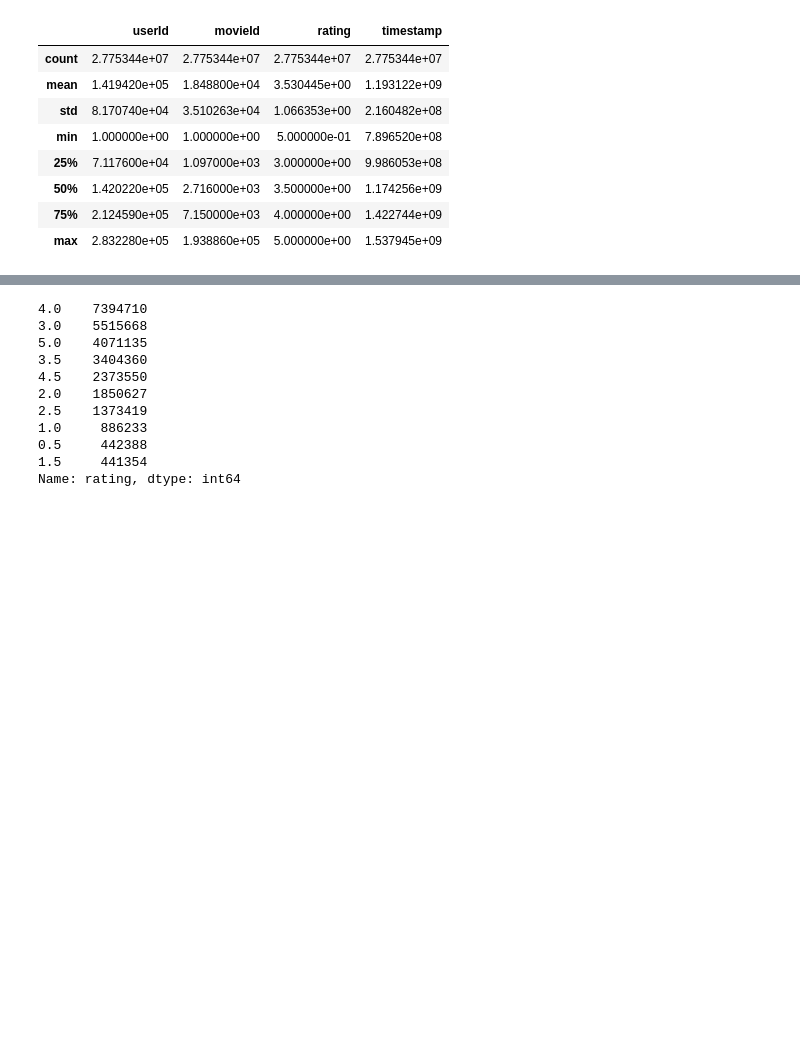
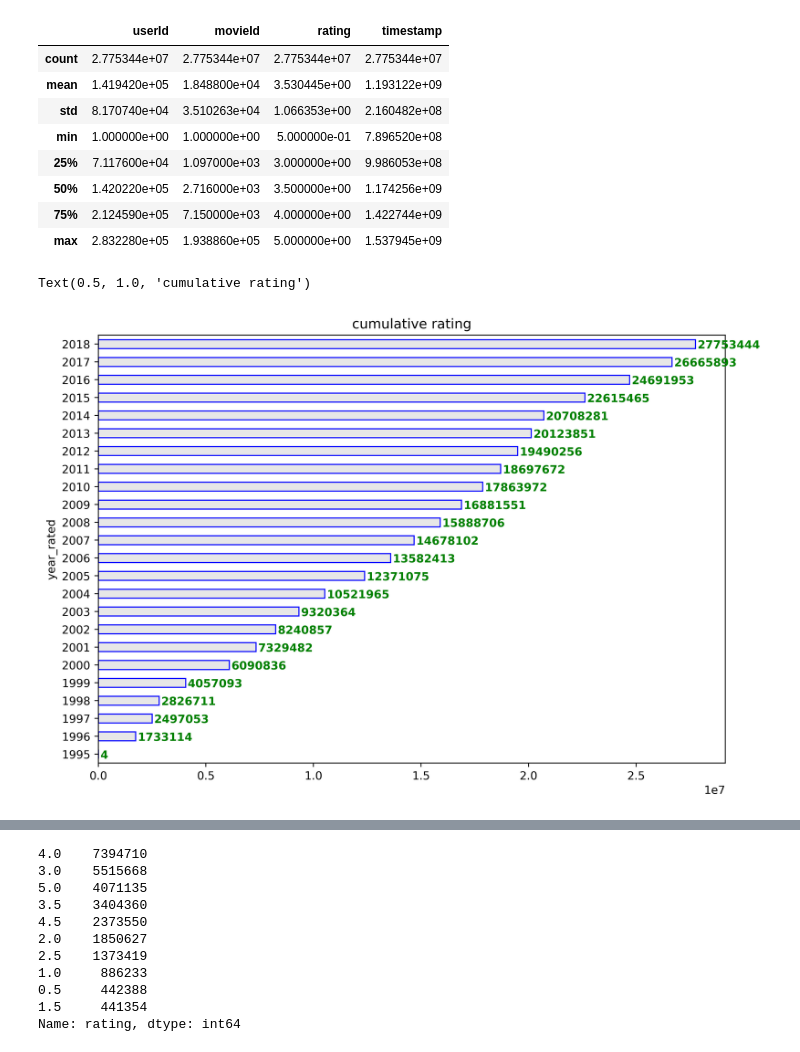
Before and after one commit to mheidari98/Movie-Recommender-Systems, a Jupyter notebook: Data_Preparation.ipynb, the cells around one changed output, grey strips where cells are left out. Cells and saved outputs as stored; diff of their text form; code cells hidden in the pictures; blank space fills up the shorter version.

```diff
--- a/Data_Preparation.ipynb
+++ b/Data_Preparation.ipynb
@@ -261,3 +261,33 @@ None
 | 50% | 1.420220e+05 | 2.716000e+03 | 3.500000e+00 | 1.174256e+09 |
 | 75% | 2.124590e+05 | 7.150000e+03 | 4.000000e+00 | 1.422744e+09 |
 | max | 2.832280e+05 | 1.938860e+05 | 5.000000e+00 | 1.537945e+09 |
+# %%
+from datetime import datetime
+
+# strftime('%Y-%m-%d %H:%M:%S')
+ratings['year_rated'] = ratings['timestamp'].apply(lambda x: int( datetime.fromtimestamp( x ).strftime('%Y') ) )
+# %%
+test01 = ratings.groupby(['year_rated']).count()['userId']
+test02 = test01.cumsum()
+# %%
+users_range = []
+movies_range = []
+
+for i in range(1995, 2019):
+    temp = ratings[ ratings['year_rated'].between(1995, i)]
+
+    users_range.append( temp.groupby('userId').count().shape[0] )
+    movies_range.append( temp.groupby('movieId').count().shape[0] )
+
+users_seri = pd.Series(users_range ,index=test02.index )
+movies_seri = pd.Series(movies_range ,index=test02.index )
+# %%
+plt.subplots(figsize =(10, 7), dpi=500)
+test02.plot.barh(color=(0.1, 0.1, 0.1, 0.1),  edgecolor='blue')
+for i, v in enumerate( test02.values ):
+    plt.text(v + 100000, i - .25, str(v), color='green', fontweight='bold')
+
+plt.title('cumulative rating')
+# %% [output]
+Text(0.5, 1.0, 'cumulative rating')
+[figure, added]
```
Also changed, not shown: parts of 14 cells of this notebook.
